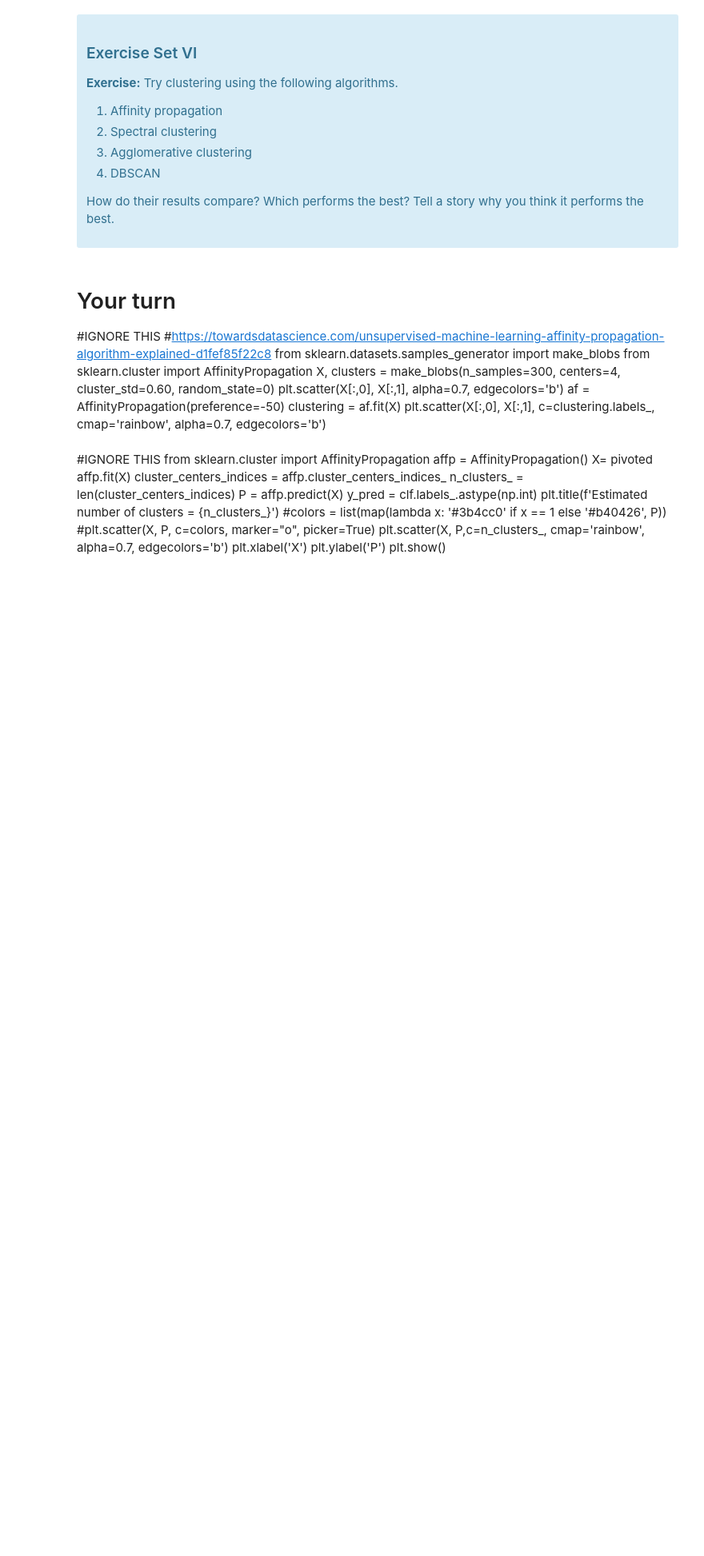
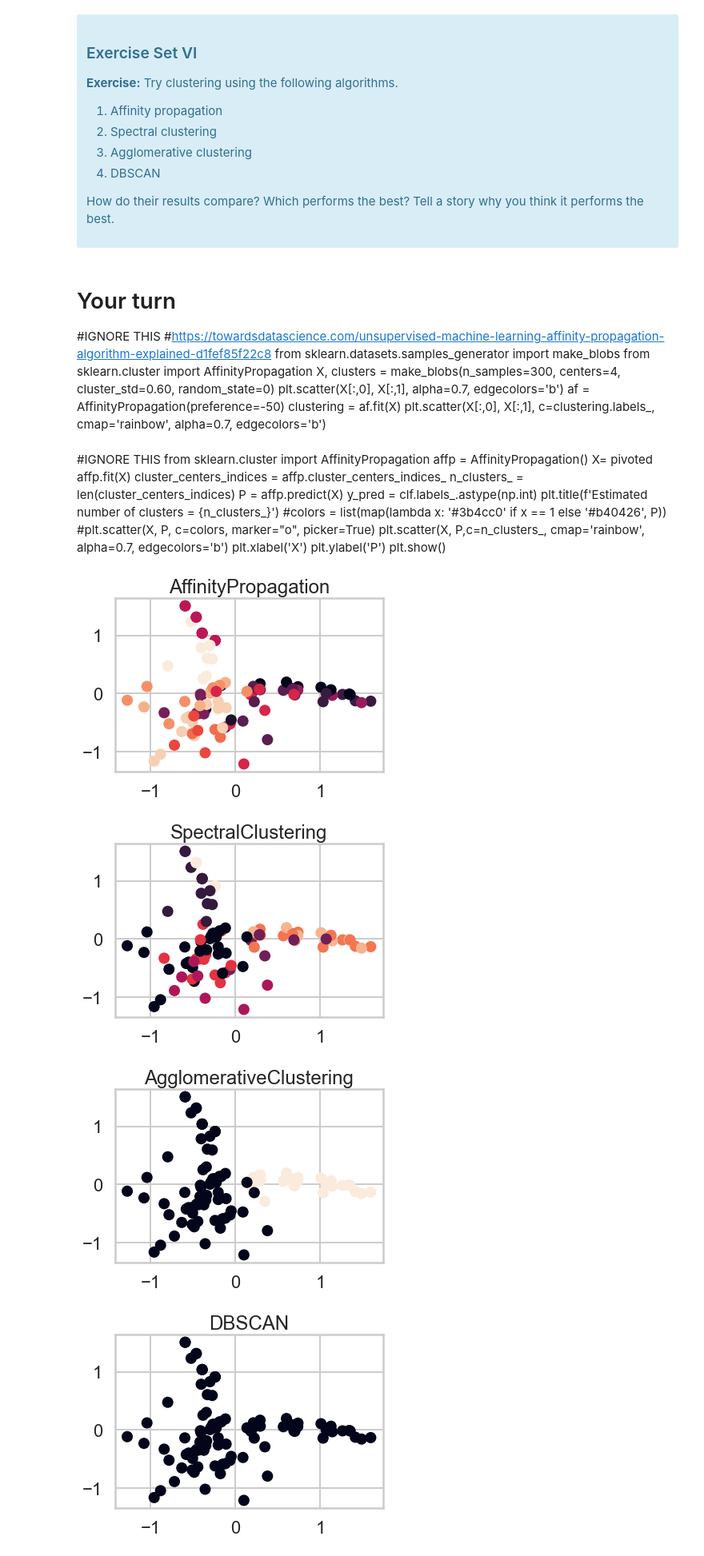
Before and after one commit to kcnsd24/springboardlib, a Jupyter notebook: Clustering Case Study - Customer Segmentation with K-Means - Tier 3.ipynb, the cells around one changed output. Shown: that part at 80% size. Cells and saved outputs as stored; diff of their text form; code cells hidden in the pictures; blank space fills up the shorter version.

```diff
--- a/Clustering Case Study - Customer Segmentation with K-Means - Tier 3.ipynb
+++ b/Clustering Case Study - Customer Segmentation with K-Means - Tier 3.ipynb
@@ -444,7 +444,3 @@ plt.ylabel("Proportion of Variance Explained")
 # %% [output]
 Text(0, 0.5, 'Proportion of Variance Explained')
 [figure]
-# %%
-import sklearn
-pca = pca(n_components=3, random_state=42)
-X_train = pca.fit_transform(X)
@@ -590,27 +584,34 @@ plt.show()
 # %%
 from sklearn.cluster import AffinityPropagation, SpectralClustering, AgglomerativeClustering, DBSCAN
 
 affin = AffinityPropagation()
 spect = SpectralClustering(assign_labels='discretize', random_state=10)
 agglo = AgglomerativeClustering()
 dbscan = DBSCAN(eps=0.3)
 
 X = pivoted
 
 clustering_algorithms = [
         ('AffinityPropagation', affin),
         ('SpectralClustering', spect),
         ('AgglomerativeClustering', agglo),
         ('DBSCAN', dbscan)
         ]
 for name, clf in clustering_algorithms:
     clf.fit(X)
-    y_pred = clf.predict(X)
+    if hasattr(clf, 'labels_'):
+        y_pred = clf.labels_.astype(np.int)
+    else:
+        y_pred = clf.predict(X)
 
-    pca = pca(n_components=2)
     X_reduced = pca.fit_transform(X)
 
     fog, ax1 = plt.subplots(1,1)
     _ = ax1.scatter(X_reduced[:,0], X_reduced[:,1], c = y_pred)
     _ = ax1.set_title(name)
     plt.show()
+# %% [output]
+[figure, added]
+[figure, added]
+[figure, added]
+[figure, added]
```
Also changed, not shown: parts of 5 cells of this notebook.
